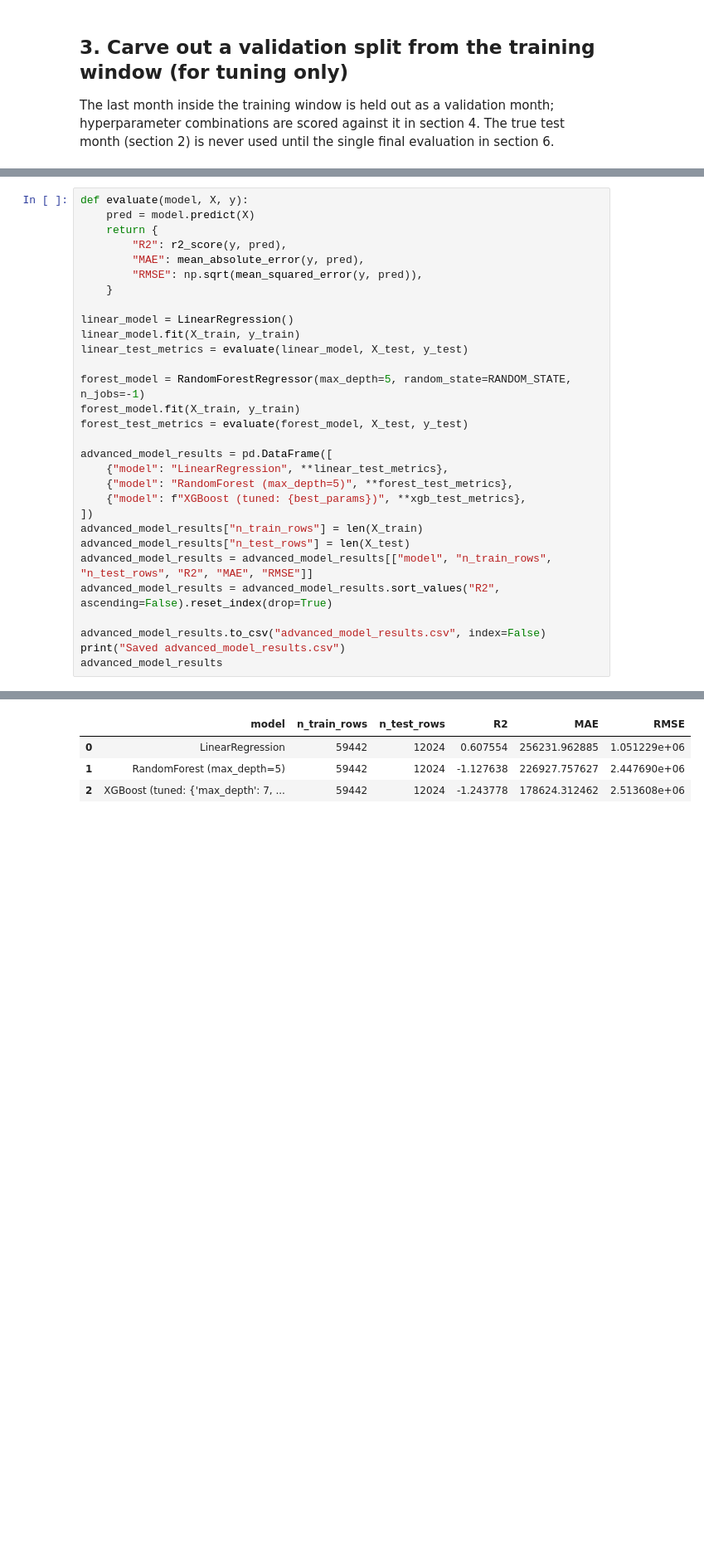
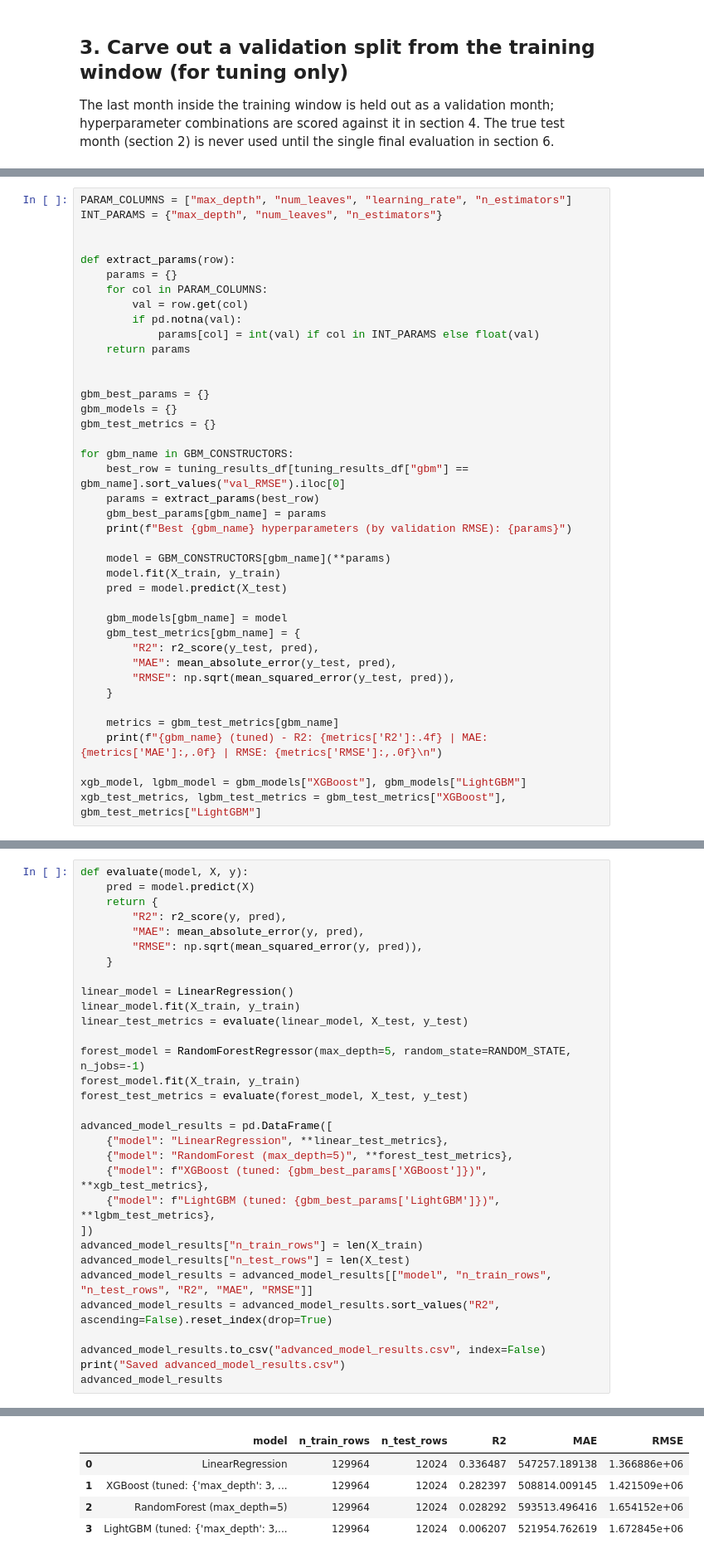
Before and after one commit to jisun129/idx-exchange-project, a Jupyter notebook: notebooks/05_advanced_models.ipynb, the cells around one changed output, grey strips where cells are left out. Shown at 83% size. Cells and saved outputs as stored; diff of their text form; blank space fills up the shorter version.

```diff
--- a/notebooks/05_advanced_models.ipynb
+++ b/notebooks/05_advanced_models.ipynb
@@ -187,0 +238,40 @@ XGBoost (tuned) - R2: -1.2438 | MAE: 178,624 | RMSE: 2,513,608
+# %%
+PARAM_COLUMNS = ["max_depth", "num_leaves", "learning_rate", "n_estimators"]
+INT_PARAMS = {"max_depth", "num_leaves", "n_estimators"}
+
+
+def extract_params(row):
+    params = {}
+    for col in PARAM_COLUMNS:
+        val = row.get(col)
+        if pd.notna(val):
+            params[col] = int(val) if col in INT_PARAMS else float(val)
+    return params
+
+
+gbm_best_params = {}
+gbm_models = {}
+gbm_test_metrics = {}
+
+for gbm_name in GBM_CONSTRUCTORS:
+    best_row = tuning_results_df[tuning_results_df["gbm"] == gbm_name].sort_values("val_RMSE").iloc[0]
+    params = extract_params(best_row)
+    gbm_best_params[gbm_name] = params
+    print(f"Best {gbm_name} hyperparameters (by validation RMSE): {params}")
+
+    model = GBM_CONSTRUCTORS[gbm_name](**params)
+    model.fit(X_train, y_train)
+    pred = model.predict(X_test)
+
+    gbm_models[gbm_name] = model
+    gbm_test_metrics[gbm_name] = {
+        "R2": r2_score(y_test, pred),
+        "MAE": mean_absolute_error(y_test, pred),
+        "RMSE": np.sqrt(mean_squared_error(y_test, pred)),
+    }
+
+    metrics = gbm_test_metrics[gbm_name]
+    print(f"{gbm_name} (tuned) - R2: {metrics['R2']:.4f} | MAE: {metrics['MAE']:,.0f} | RMSE: {metrics['RMSE']:,.0f}\n")
+
+xgb_model, lgbm_model = gbm_models["XGBoost"], gbm_models["LightGBM"]
+xgb_test_metrics, lgbm_test_metrics = gbm_test_metrics["XGBoost"], gbm_test_metrics["LightGBM"]
@@ -222,37 +309,39 @@ def evaluate(model, X, y):
     pred = model.predict(X)
     return {
         "R2": r2_score(y, pred),
         "MAE": mean_absolute_error(y, pred),
         "RMSE": np.sqrt(mean_squared_error(y, pred)),
     }
 
 linear_model = LinearRegression()
 linear_model.fit(X_train, y_train)
 linear_test_metrics = evaluate(linear_model, X_test, y_test)
 
 forest_model = RandomForestRegressor(max_depth=5, random_state=RANDOM_STATE, n_jobs=-1)
 forest_model.fit(X_train, y_train)
 forest_test_metrics = evaluate(forest_model, X_test, y_test)
 
 advanced_model_results = pd.DataFrame([
     {"model": "LinearRegression", **linear_test_metrics},
     {"model": "RandomForest (max_depth=5)", **forest_test_metrics},
-    {"model": f"XGBoost (tuned: {best_params})", **xgb_test_metrics},
+    {"model": f"XGBoost (tuned: {gbm_best_params['XGBoost']})", **xgb_test_metrics},
+    {"model": f"LightGBM (tuned: {gbm_best_params['LightGBM']})", **lgbm_test_metrics},
 ])
 advanced_model_results["n_train_rows"] = len(X_train)
 advanced_model_results["n_test_rows"] = len(X_test)
 advanced_model_results = advanced_model_results[["model", "n_train_rows", "n_test_rows", "R2", "MAE", "RMSE"]]
 advanced_model_results = advanced_model_results.sort_values("R2", ascending=False).reset_index(drop=True)
 
 advanced_model_results.to_csv("advanced_model_results.csv", index=False)
 print("Saved advanced_model_results.csv")
 advanced_model_results
 # %% [output]
 Saved advanced_model_results.csv
 |  | model | n_train_rows | n_test_rows | R2 | MAE | RMSE |
-| 0 | LinearRegression | 59442 | 12024 | 0.607554 | 256231.962885 | 1.051229e+06 |
-| 1 | RandomForest (max_depth=5) | 59442 | 12024 | -1.127638 | 226927.757627 | 2.447690e+06 |
-| 2 | XGBoost (tuned: {'max_depth': 7, ... | 59442 | 12024 | -1.243778 | 178624.312462 | 2.513608e+06 |
+| 0 | LinearRegression | 129964 | 12024 | 0.336487 | 547257.189138 | 1.366886e+06 |
+| 1 | XGBoost (tuned: {'max_depth': 3, ... | 129964 | 12024 | 0.282397 | 508814.009145 | 1.421509e+06 |
+| 2 | RandomForest (max_depth=5) | 129964 | 12024 | 0.028292 | 593513.496416 | 1.654152e+06 |
+| 3 | LightGBM (tuned: {'max_depth': 3,... | 129964 | 12024 | 0.006207 | 521954.762619 | 1.672845e+06 |
 # %% [markdown]
 ## Summary
 
```
Also changed, not shown: parts of 22 cells of this notebook, 5 other files.
